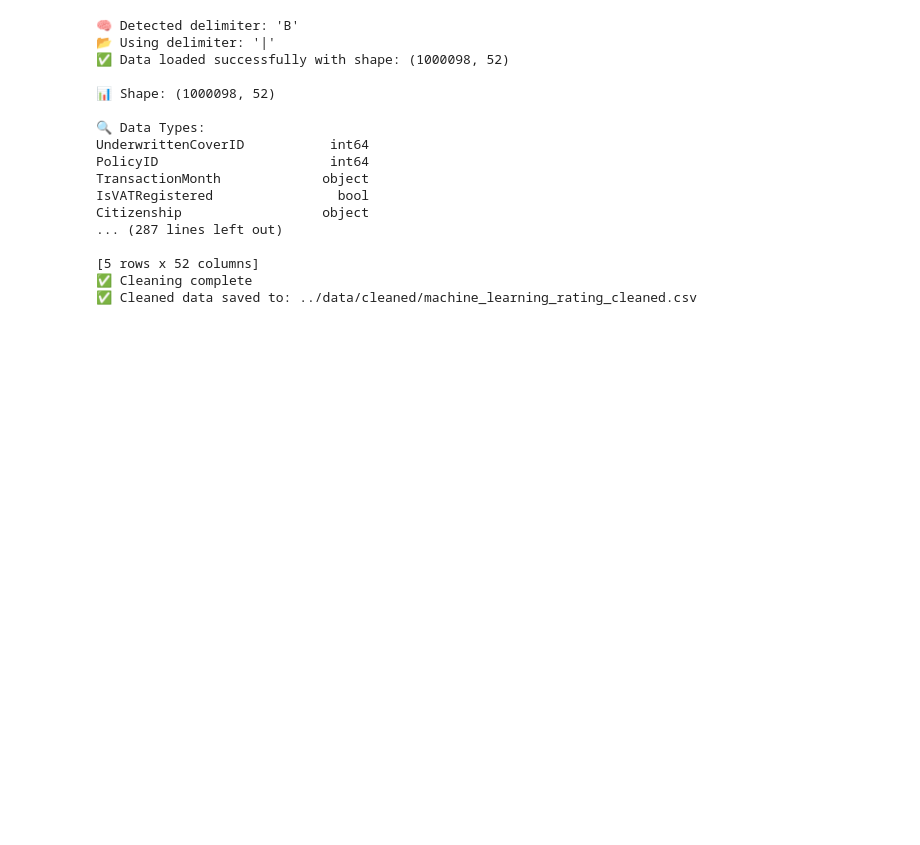
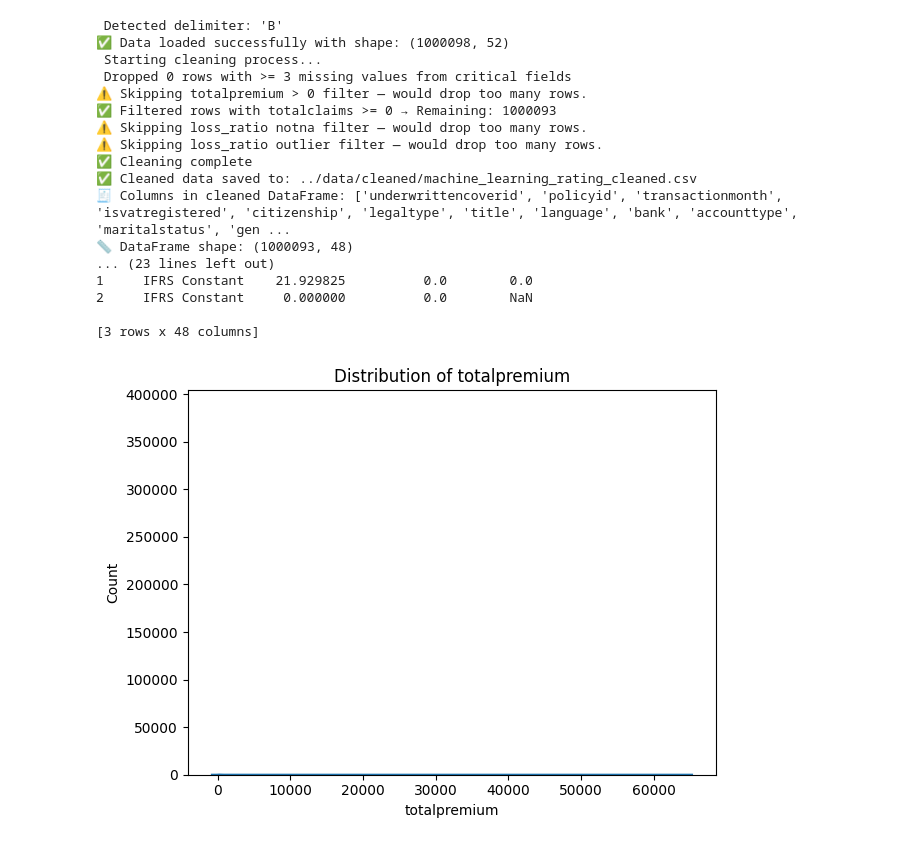
Before and after one commit to hawites/End-to-End-Insurance-Risk-Analytics-Predictive-Modeling, a Jupyter notebook: notebooks/EDA_Analysis.ipynb, the cells around one changed output. Saved outputs shown, nothing was run; the diff lists cells and outputs as text; code cells hidden in the pictures; blank space fills up the shorter version.

```diff
--- a/notebooks/EDA_Analysis.ipynb
+++ b/notebooks/EDA_Analysis.ipynb
@@ -1,47 +1,65 @@
 # %%
 import sys
 import os
 import importlib
 sys.path.append(os.path.abspath(".."))
 import src.preprocess
 importlib.reload(src.preprocess)
+import src.eda
+importlib.reload(src.eda)
 
-#  Import and run pipeline
+#  Imports
 from src.preprocess import PreProcessData
+from src.eda import EDAVisualizer
 
 #  Load the large .txt data file
 pipeline = PreProcessData("../data/MachineLearningRating_v3.txt")
-pipeline.observe_first_rows()
+pipeline.detect_delimiter()
 
 #  Load using that delimiter
 pipeline.load_data(delimiter='|', chunksize=100000)
 
 
 # Observe raw data
-pipeline.observe_data()
+#pipeline.observe_data()
 
 #  Clean and save
 pipeline.clean()
 pipeline.save_cleaned("../data/cleaned/machine_learning_rating_cleaned.csv")
 
-# # Cell 5: Continue EDA
-# df = pipeline.df
-# df.head()
+df = pipeline.df
+print("🧾 Columns in cleaned DataFrame:", df.columns.tolist())
+print("📏 DataFrame shape:", df.shape)
+print("🔍 Data sample:\n", df.head(3))
+
+# EDA
+
+
+eda = EDAVisualizer(df)  # df = cleaned DataFrame
+eda.distribution_plots()
+eda.categorical_distributions()
+eda.loss_ratio_grouped(by='province')
+eda.loss_ratio_grouped(by='gender')
+eda.temporal_trends()
+eda.correlation_matrix()
+eda.outlier_boxplots()
+eda.top_vehicles_by_claims(min_count=100)
 # %% [output]
-🧠 Detected delimiter: 'B'
-📂 Using delimiter: '|'
+ Detected delimiter: 'B'
 ✅ Data loaded successfully with shape: (1000098, 52)
-
-📊 Shape: (1000098, 52)
-
-🔍 Data Types:
-UnderwrittenCoverID           int64
-PolicyID                      int64
-TransactionMonth             object
-IsVATRegistered                bool
-Citizenship                  object
-... (287 lines left out)
-
-[5 rows x 52 columns]
+ Starting cleaning process...
+ Dropped 0 rows with >= 3 missing values from critical fields
+⚠️ Skipping totalpremium > 0 filter — would drop too many rows.
+✅ Filtered rows with totalclaims >= 0 → Remaining: 1000093
+⚠️ Skipping loss_ratio notna filter — would drop too many rows.
+⚠️ Skipping loss_ratio outlier filter — would drop too many rows.
 ✅ Cleaning complete
 ✅ Cleaned data saved to: ../data/cleaned/machine_learning_rating_cleaned.csv
+🧾 Columns in cleaned DataFrame: ['underwrittencoverid', 'policyid', 'transactionmonth', 'isvatregistered', 'citizenship', 'legaltype', 'title', 'language', 'bank', 'accounttype', 'maritalstatus', 'gen ...
+📏 DataFrame shape: (1000093, 48)
+... (23 lines left out)
+1     IFRS Constant    21.929825          0.0        0.0
+2     IFRS Constant     0.000000          0.0        NaN
+
+[3 rows x 48 columns]
+[figure, added]
```
Also changed, not shown: parts of 1 cell of this notebook, 3 other files.
